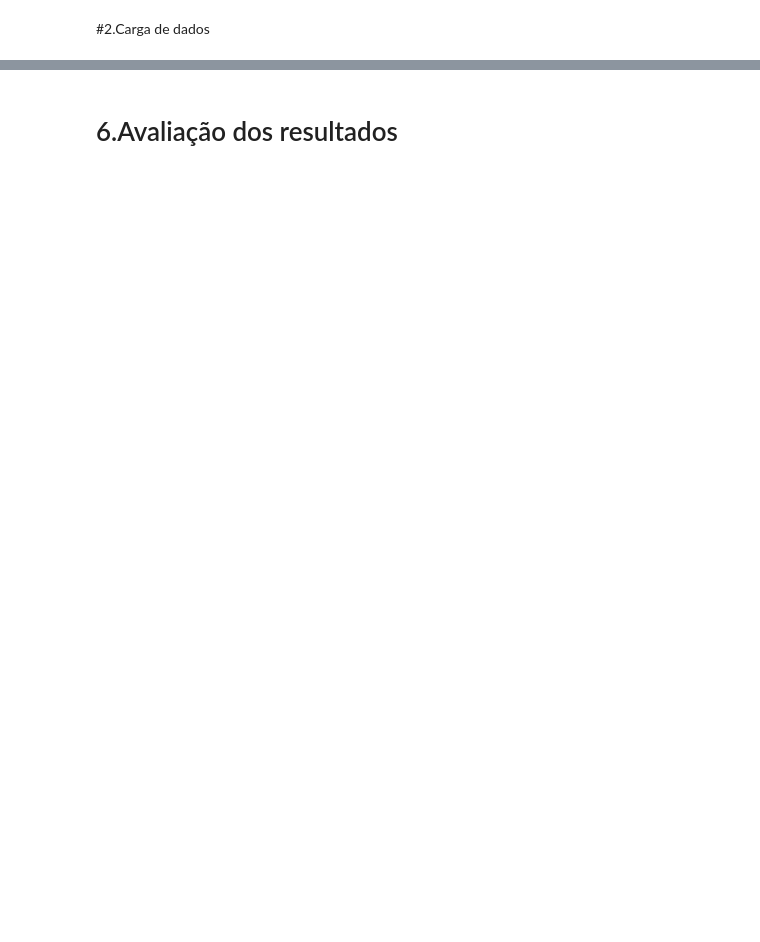
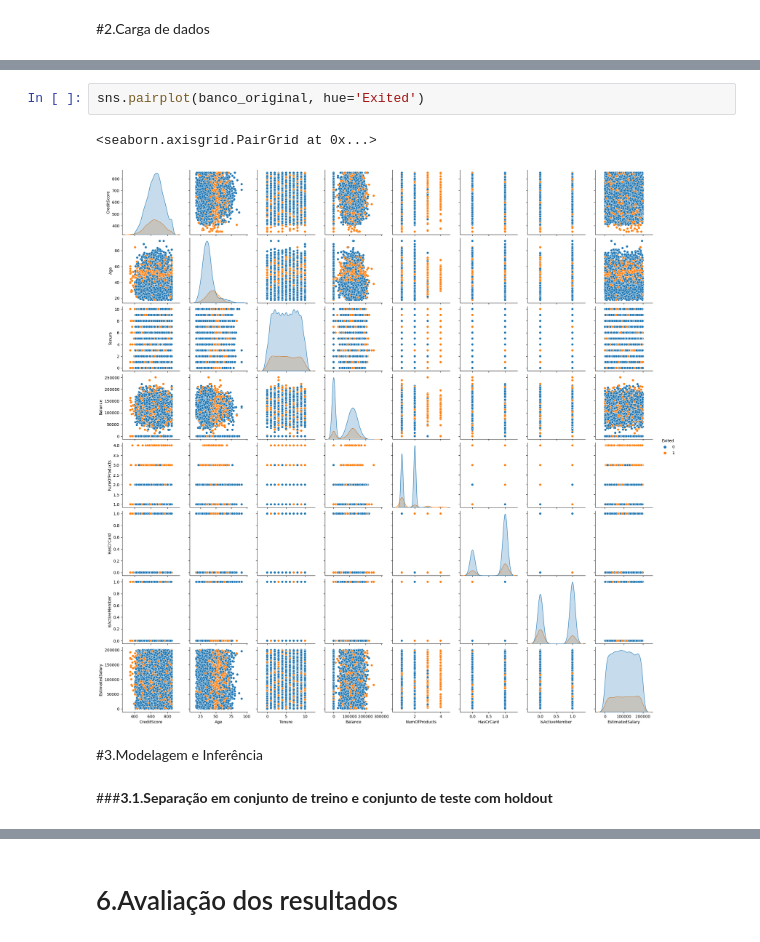
Before and after one commit to TamiTrav/MVP2_PUC, a Jupyter notebook: mvp2_tamiris_travassos.ipynb, the cells around one changed output, grey strips where cells are left out. Saved outputs shown, nothing was run; the diff lists cells and outputs as text; blank space fills up the shorter version.

```diff
--- a/mvp2_tamiris_travassos.ipynb
+++ b/mvp2_tamiris_travassos.ipynb
@@ -418,0 +142,9 @@ print(accuracy_score(y_test, predictions))
+# %%
+sns.pairplot(banco_original, hue='Exited')
+# %% [output]
+<seaborn.axisgrid.PairGrid at 0x...>
+[figure, added]
+# %% [markdown]
+#3.Modelagem e Inferência
+# %% [markdown]
+###**3.1.Separação em conjunto de treino e conjunto de teste com holdout**
```
Also changed, not shown: parts of 95 cells of this notebook.
